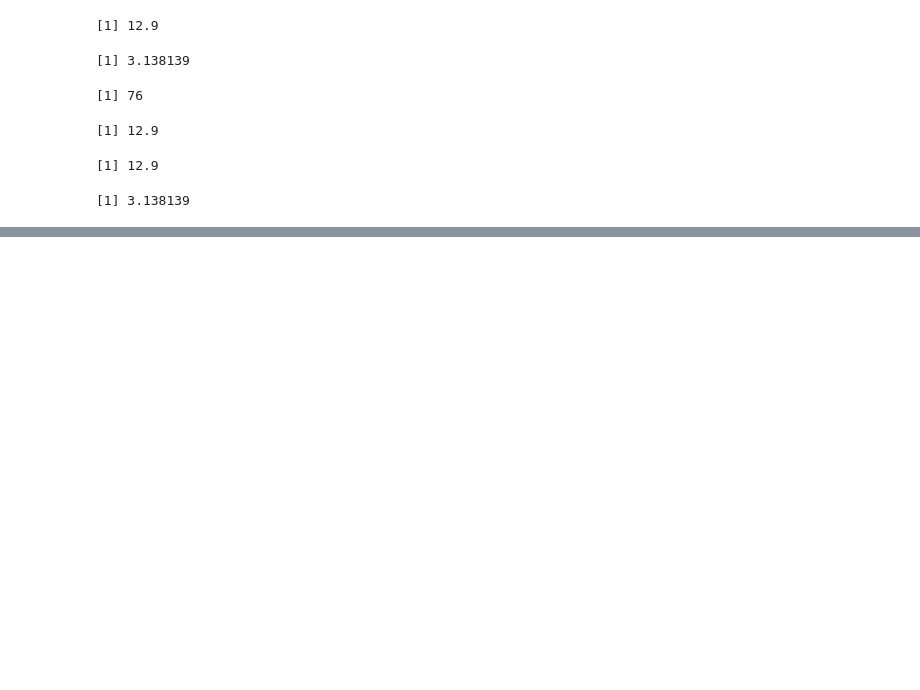
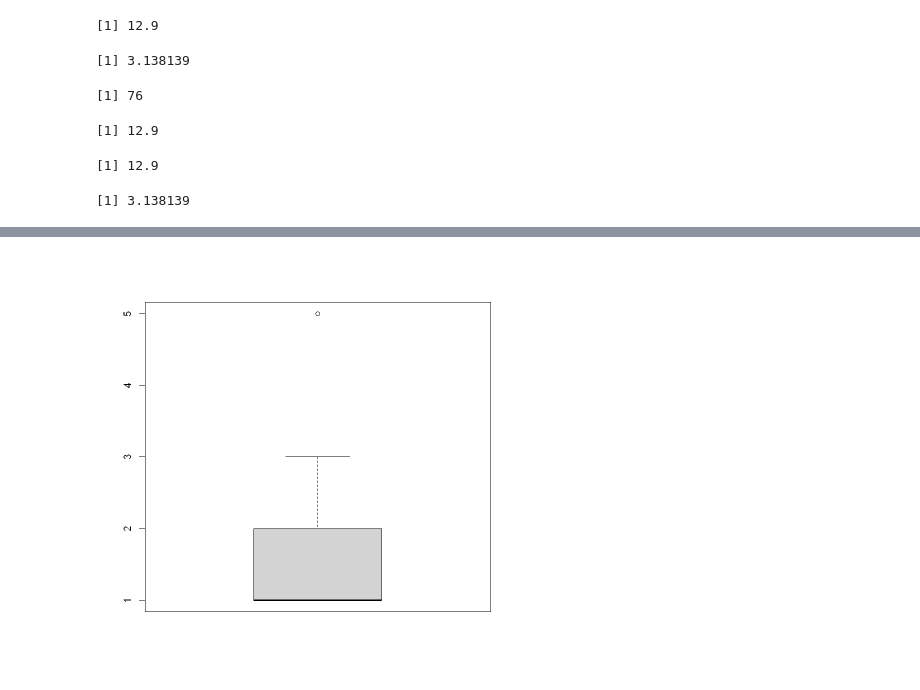
Before and after one commit to layla-focalors/r_learning_mx, a Jupyter notebook: app_loader.ipynb, the cells around one changed output, grey strips where cells are left out. Drawn from its saved outputs; the diff is of its cells as text; code cells hidden in the pictures; blank space fills up the shorter version.

```diff
--- a/app_loader.ipynb
+++ b/app_loader.ipynb
@@ -253,0 +258,4 @@ sd(trees$Girth)
+# %%
+boxplot(table(trees$Height))
+# %% [output]
+[figure, added]
```
Also changed, not shown: parts of 20 cells of this notebook.
